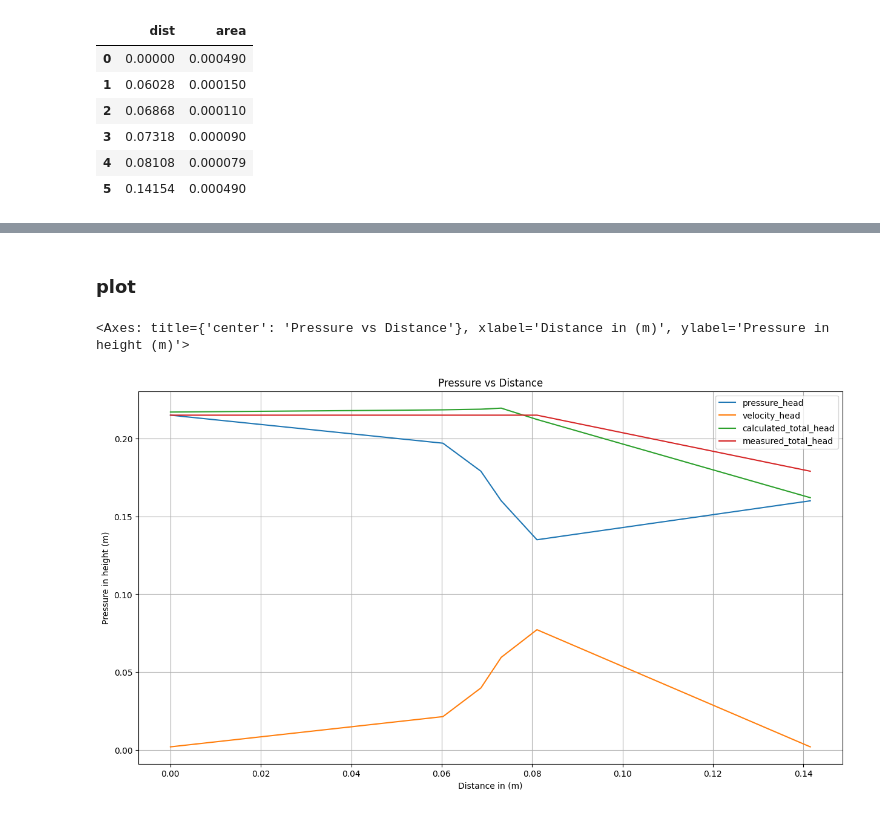
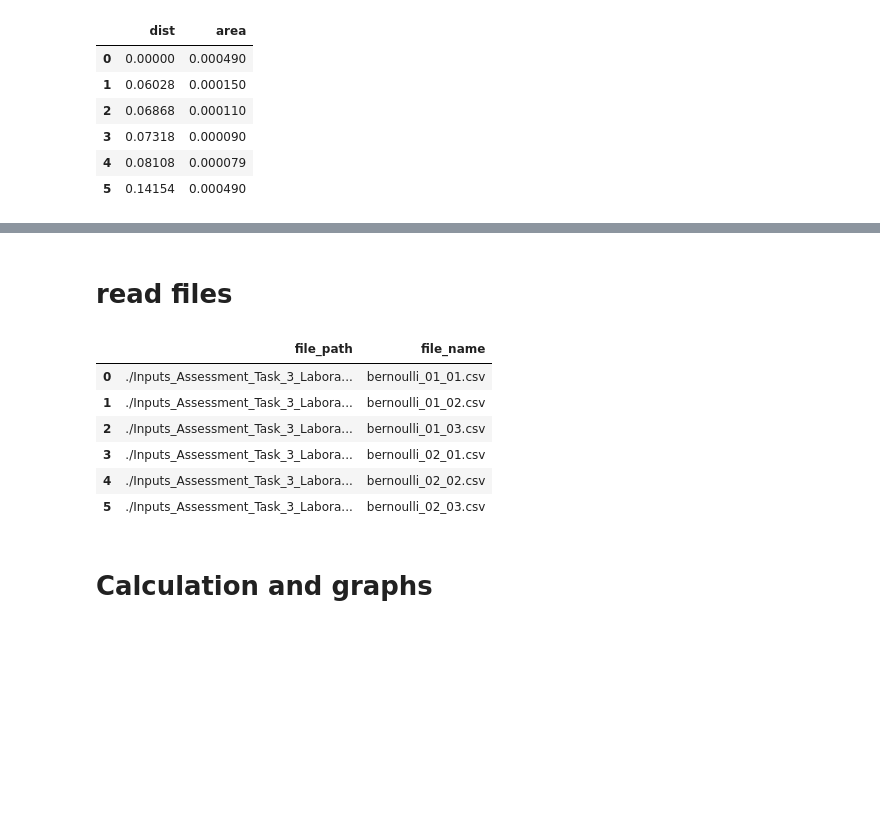
Before and after one commit to Holger-Paxi/Fluid_Mechanics, a Jupyter notebook: Assessment_Task_3_bernoulli_test.ipynb, the cells around one changed output, grey strips where cells are left out. Drawn from its saved outputs; the diff is of its cells as text; code cells hidden in the pictures; blank space fills up the shorter version.

```diff
--- a/Assessment_Task_3_bernoulli_test.ipynb
+++ b/Assessment_Task_3_bernoulli_test.ipynb
@@ -349,16 +51,2 @@ test_3rd_measurement
-# %% [markdown]
-### plot
-# %%
-test_3rd_measurement.plot(
-    x='dist',
-    y=['pressure_head', 'velocity_head', 'calculated_total_head', 'measured_total_head'],
-    kind='line',
-    figsize=(15,8),
-    title='Pressure vs Distance',
-    grid=True,
-    xlabel='Distance in (m)',
-    ylabel='Pressure in height (m)'
-    )
-# %% [output]
-<Axes: title={'center': 'Pressure vs Distance'}, xlabel='Distance in (m)', ylabel='Pressure in height (m)'>
-[figure, removed]
+# %% [markdown]
+# read files
@@ -364,0 +68,14 @@ test_3rd_measurement.plot(
+# %%
+measurements = list_files(input_dir, 'bernoulli*.csv', 'file_path')
+measurements['file_name'] = measurements.file_path. str.split(pat='/').str[-1]
+measurements
+# %% [output]
+|  | file_path | file_name |
+| 0 | ./Inputs_Assessment_Task_3_Labora... | bernoulli_01_01.csv |
+| 1 | ./Inputs_Assessment_Task_3_Labora... | bernoulli_01_02.csv |
+| 2 | ./Inputs_Assessment_Task_3_Labora... | bernoulli_01_03.csv |
+| 3 | ./Inputs_Assessment_Task_3_Labora... | bernoulli_02_01.csv |
+| 4 | ./Inputs_Assessment_Task_3_Labora... | bernoulli_02_02.csv |
+| 5 | ./Inputs_Assessment_Task_3_Labora... | bernoulli_02_03.csv |
+# %% [markdown]
+# Calculation and graphs
```
Also changed, not shown: parts of 57 cells of this notebook, 12 other files.
